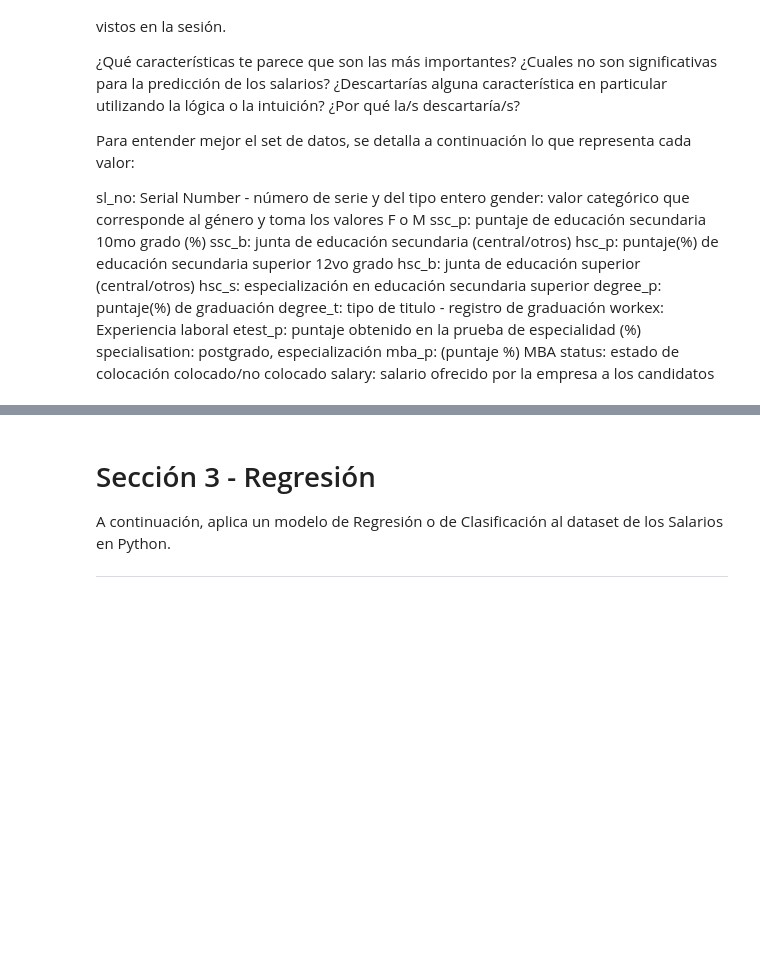
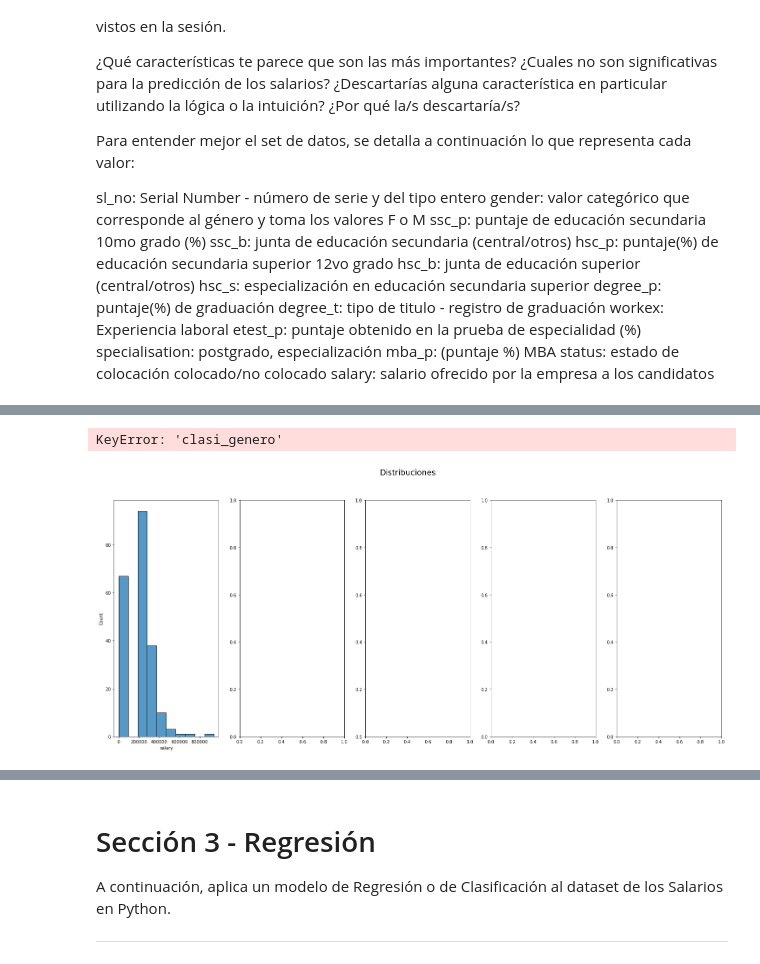
Before and after one commit to Jefer698/Solemne-I-Optativo-de-Especialidad-II, a Jupyter notebook: Solemne1_NombreApellido.ipynb, the cells around one changed output, grey strips where cells are left out. Saved outputs shown, nothing was run; the diff lists cells and outputs as text; code cells hidden in the pictures; blank space fills up the shorter version.

```diff
--- a/Solemne1_NombreApellido.ipynb
+++ b/Solemne1_NombreApellido.ipynb
@@ -980,0 +1132,11 @@ data_frame.head()
+# %%
+fig,ax = plt.subplots(1,5,figsize=(25,10))
+fig.suptitle("Distribuciones",fontsize=18)
+sns.histplot(data_frame['salary'],ax=ax[0],kde=False)
+sns.histplot(data_frame['clasi_genero'],ax=ax[1],kde=False)
+sns.histplot(data_frame['clasi_ssc_b'],ax=ax[2],kde=False)
+sns.histplot(data_frame['clasi_hsc_b'],ax=ax[3],kde=False)
+sns.histplot(data_frame['clasi_hsc_s'],ax=ax[4],kde=False)
+# %% [output]
+KeyError: 'clasi_genero'
+[figure, added]
```
Also changed, not shown: parts of 34 cells of this notebook.
